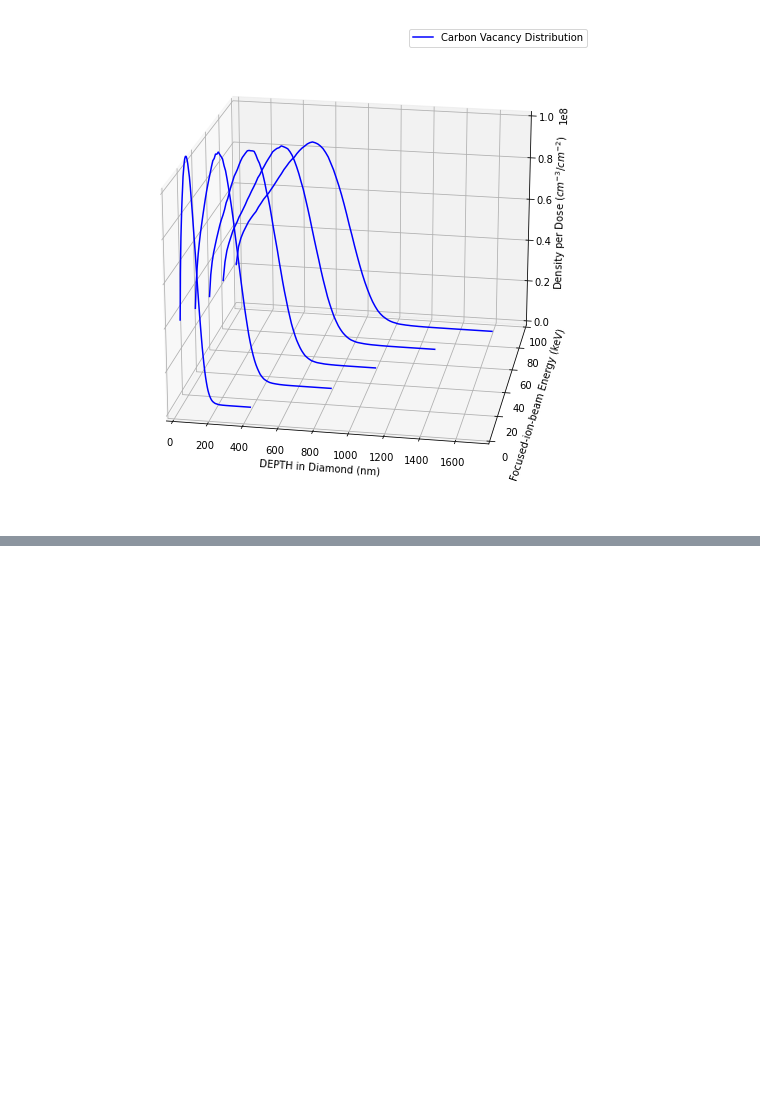
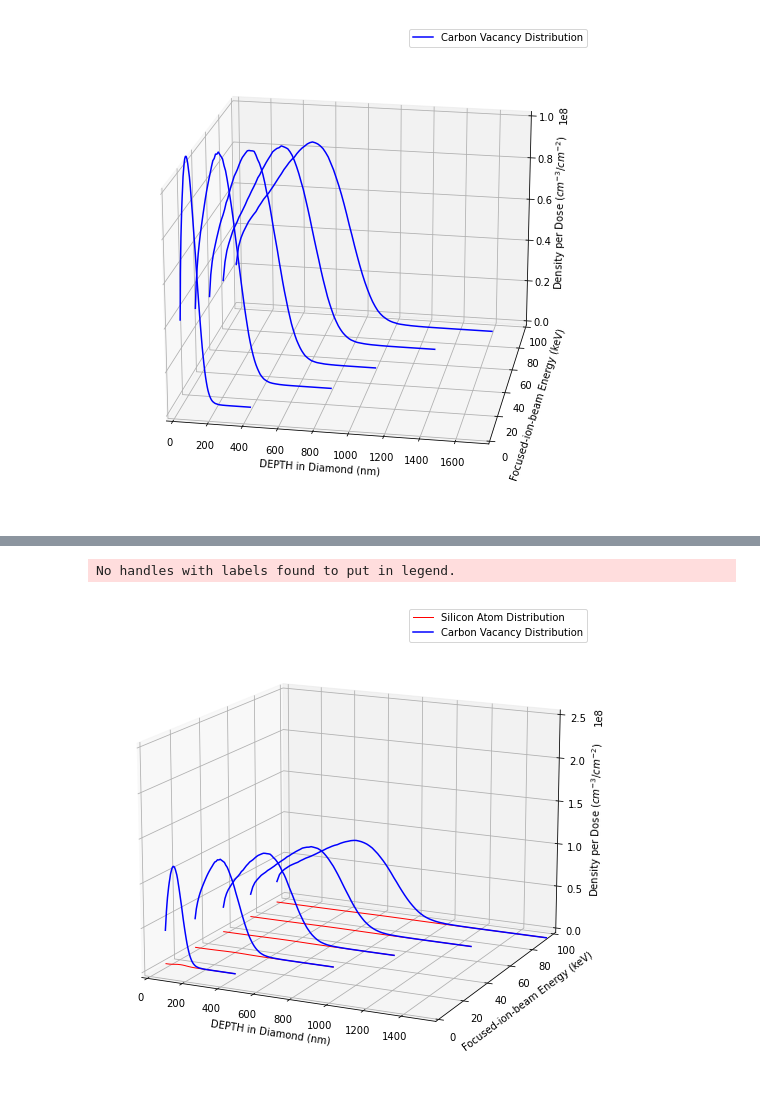
Before and after one commit to ahserhan/SiO2-SiV, a Jupyter notebook: Silicon direct implantation/variable Energy.ipynb, the cells around one changed output, grey strips where cells are left out. Saved outputs shown, nothing was run; the diff lists cells and outputs as text; code cells hidden in the pictures; blank space fills up the shorter version.

```diff
--- a/Silicon direct implantation/variable Energy.ipynb
+++ b/Silicon direct implantation/variable Energy.ipynb
@@ -186,0 +187,36 @@ No handles with labels found to put in legend.
+# %%
+fig = plt.figure(figsize=(12,9))
+ax = fig.add_subplot(projection='3d')
+plt.grid()
+
+ax.legend()
+ax.set_xlim(0, 1550)
+ax.set_ylim(0, 100)
+ax.set_zlim(0, 2.5e8)
+ax.set_xlabel('DEPTH in Diamond (nm)')
+ax.set_ylabel('Focused-ion-beam Energy (keV)')
+ax.set_zlabel('Density per Dose ($cm^{-3}$/$cm^{-2}$)')
+
+plot3dSilicon(RANGE10['DEPTH'],RANGE10['Si'], 10,1)
+plot3dSilicon(RANGE30['DEPTH'],RANGE30['Si'], 30,0)
+plot3dSilicon(RANGE50['DEPTH'],RANGE50['Si'], 50,0)
+plot3dSilicon(RANGE70['DEPTH'],RANGE70['Si'], 70,0)
+plot3dSilicon(RANGE90['DEPTH'],RANGE90['Si'], 90,0)
+
+
+plot3dVacancy(VACANCY10['DEPTH'],VACANCY10['C']*1e8, 10,1)
+plot3dVacancy(VACANCY30['DEPTH'],VACANCY30['C']*1e8, 30,0)
+plot3dVacancy(VACANCY50['DEPTH'],VACANCY50['C']*1e8, 50,0)
+plot3dVacancy(VACANCY70['DEPTH'],VACANCY70['C']*1e8, 70,0)
+plot3dVacancy(VACANCY90['DEPTH'],VACANCY90['C']*1e8, 90,0)
+
+
+
+ax.view_init(elev=15., azim=-65)
+
+ax.legend()
+
+plt.savefig("both.png", format="png",transparent=True)
+# %% [output]
+No handles with labels found to put in legend.
+[figure, added]
```
Also changed, not shown: parts of 2 cells of this notebook, 3 other files.
